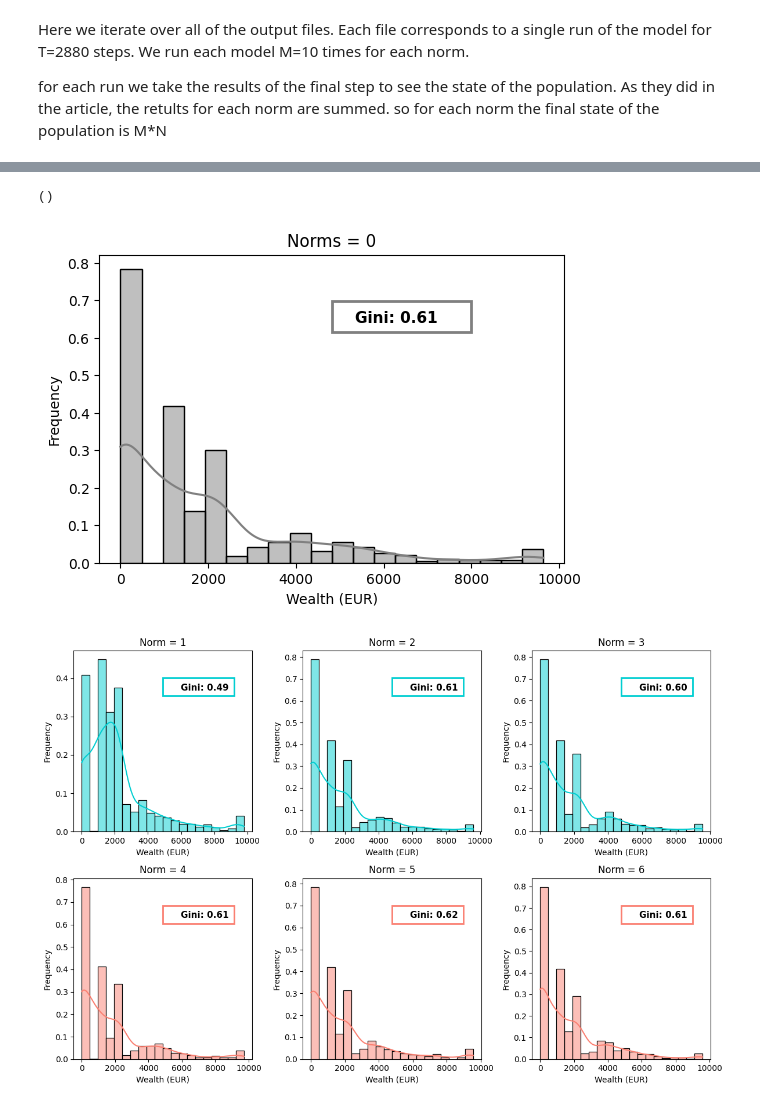
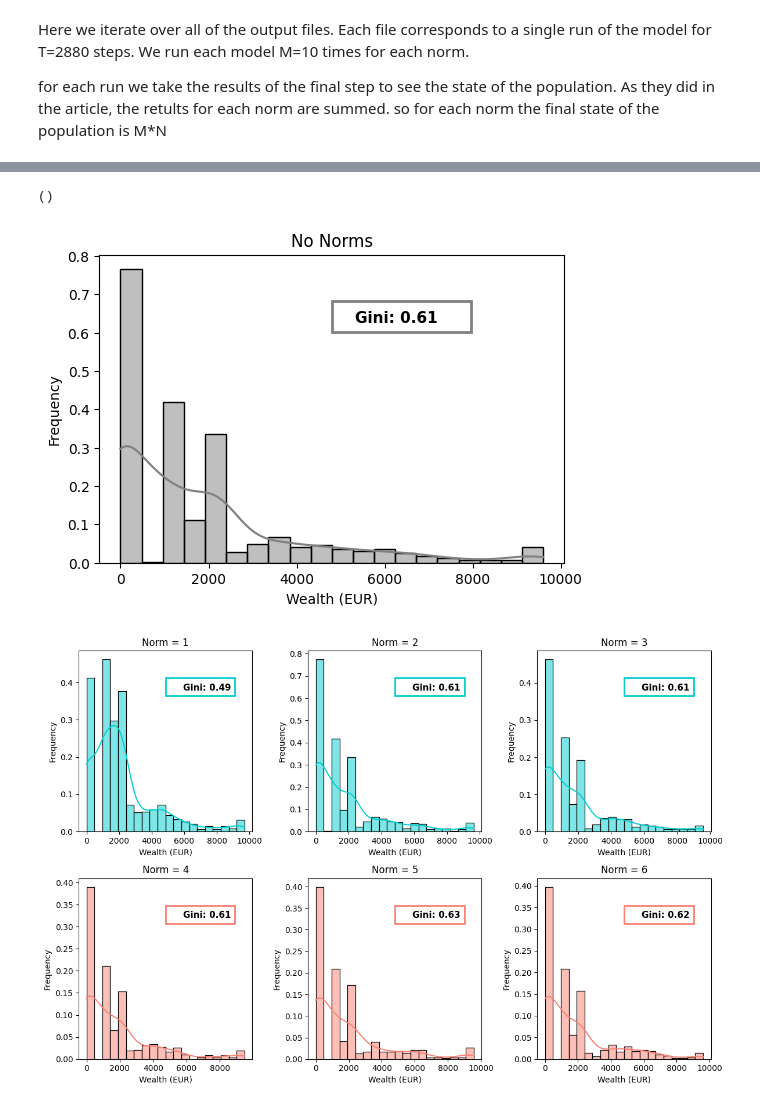
Before and after one commit to yuvalw11/Aporophobia-recreation, a Jupyter notebook: Results/recreation.ipynb, the cells around one changed output, grey strips where cells are left out. Cells and saved outputs as stored; diff of their text form; code cells hidden in the pictures.

Commit message:
adding results and graphs

```diff
--- a/Results/recreation.ipynb
+++ b/Results/recreation.ipynb
@@ -50,18 +49,0 @@ cluster
-# %%
-
-for run_id in range(7):
-    first = full_cluster.query(f'Step == 0 and RunId == {run_id}')
-    last = full_cluster.query(f'Step == 2879 and RunId == {run_id}')
-
-    s = 0
-    did_better = 0
-    did_worse = 0
-    for i in range(1000):
-        change = last['wealth'].iloc[i] - first['wealth'].iloc[i]
-        s += change
-        if change < 0:
-            did_worse +=1
-        else:
-            did_better += 1
-
-    print(f'total change: {s/1000}. {did_better} improved while {did_worse} did worse')
@@ -76,7 +50,7 @@ total change: 131.03584166666653. 422 improved while 578 did worse
 # %%
 
 desired_order = ['()']
-combination_labels = ['0']
+combination_labels = ['No Norms']
 
 filtered_cluster = cluster[cluster['norms_ind'].isin(desired_order)]
 
@@ -116,16 +90,16 @@ for i, combination in enumerate(desired_order[:1]):
 
     axs.set_xlabel('Wealth (EUR)')
     axs.set_ylabel('Frequency')
-    axs.set_title(f'Norms = {combination_labels[i]}')
+    axs.set_title(f'{combination_labels[i]}')
 
 plt.show()
 # %% [output]
 ()
-[figure, old version]
+[figure, new version]
 # %%
 
-desired_order = [ '(0)', '(1)', '(5)' ,'(2)', '(3)', '(4)'] #'()',
-combination_labels = ['1', '2', '3', '4', '5', '6','7', '8']
+desired_order = [ '(0)', '(1)', '(2)' ,'(3)', '(4)', '(5)'] #'()',
+combination_labels = ['1', '2', '3', '4', '5', '6']
 
 filtered_cluster = cluster[cluster['norms_ind'].isin(desired_order)]
 
@@ -150,31 +124,31 @@ for i, combination in enumerate(desired_order[:6]):
     n = len(cumulative_percentage)
     area_under_curve = np.trapz(cumulative_percentage, dx=1/n)
     area_of_inequality = 0.5 - area_under_curve
     gini_coefficient = area_of_inequality / 0.5
     gini_coefficients.append(gini_coefficient)
 
     # Plot the distribution of wealth for the current combination with a unique color
     sns.histplot(data=filtered_data, x='wealth', bins=20, color=colors[i], ax=axs[row, col], stat='frequency', kde=True)
     homeless_wealth = filtered_data[filtered_data['status'] == 'homeless']['wealth']
 
     # Plot the rugplot lines for the rest of the wealth distribution in black
     #sns.rugplot(data=filtered_data, x='wealth', color='black', ax=axs[row, col], linewidth=0.5)
 
     # Plot the rugplot line for the wealth values of homeless agents in red and larger size
     #sns.rugplot(data=homeless_wealth, color='red', ax=axs[row, col], linewidth=1.5, height=0.05)
     # Plot the colored square with Gini coefficient text
     axs[row, col].text(0.6, 0.78, f'Gini: {gini_coefficient:.2f}', weight = 'bold', fontsize = 11, transform=axs[row, col].transAxes)
     square_color = colors[i]
     frame = plt.Rectangle((0.5, 0.75), 0.4, 0.10, fill=False, edgecolor=square_color, linewidth=2, transform=axs[row, col].transAxes)
     axs[row, col].add_patch(frame)
 
     axs[row, col].set_xlabel('Wealth (EUR)')
     axs[row, col].set_ylabel('Frequency')
     axs[row, col].set_title(f'Norm = {combination_labels[i]}')
     #axs[row, col].text(0.6, 0.8, f'Gini: {gini_coefficient:.2f}', transform=axs[row, col].transAxes)
 
 #fig.suptitle('Wealth Distributions for subsets of Individual Norms')
 plt.tight_layout()
 plt.show()
 # %% [output]
-[figure, old version]
+[figure, new version]
```
Also changed, not shown: parts of 5 cells of this notebook, 8 other files.
